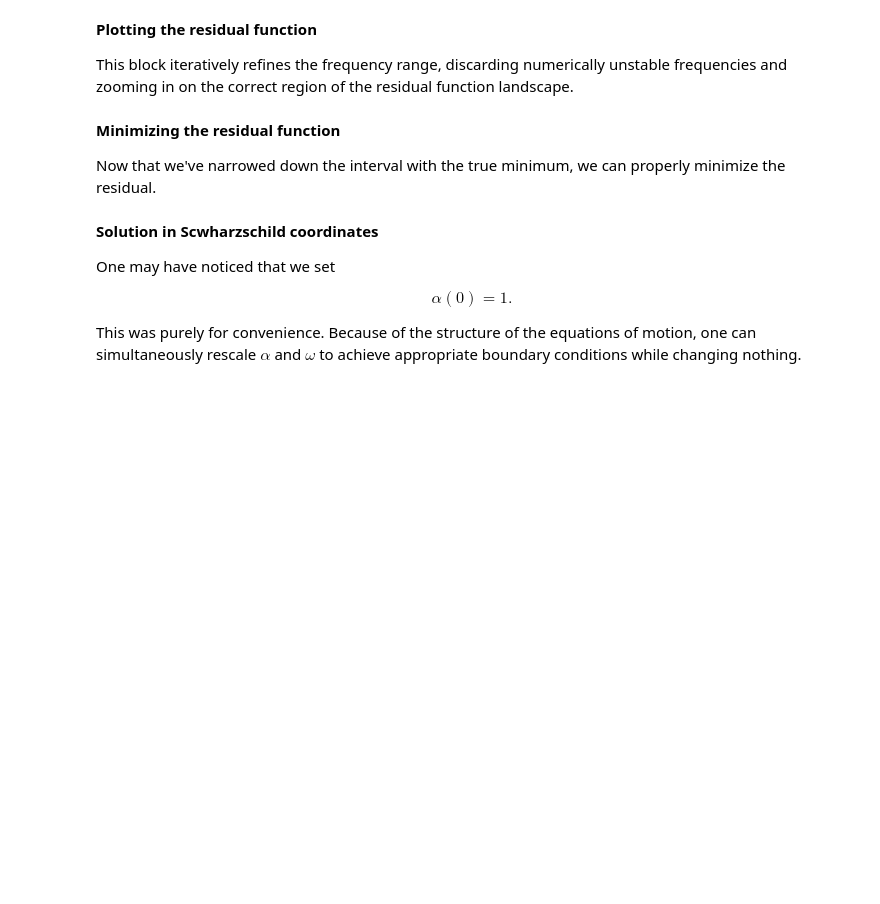
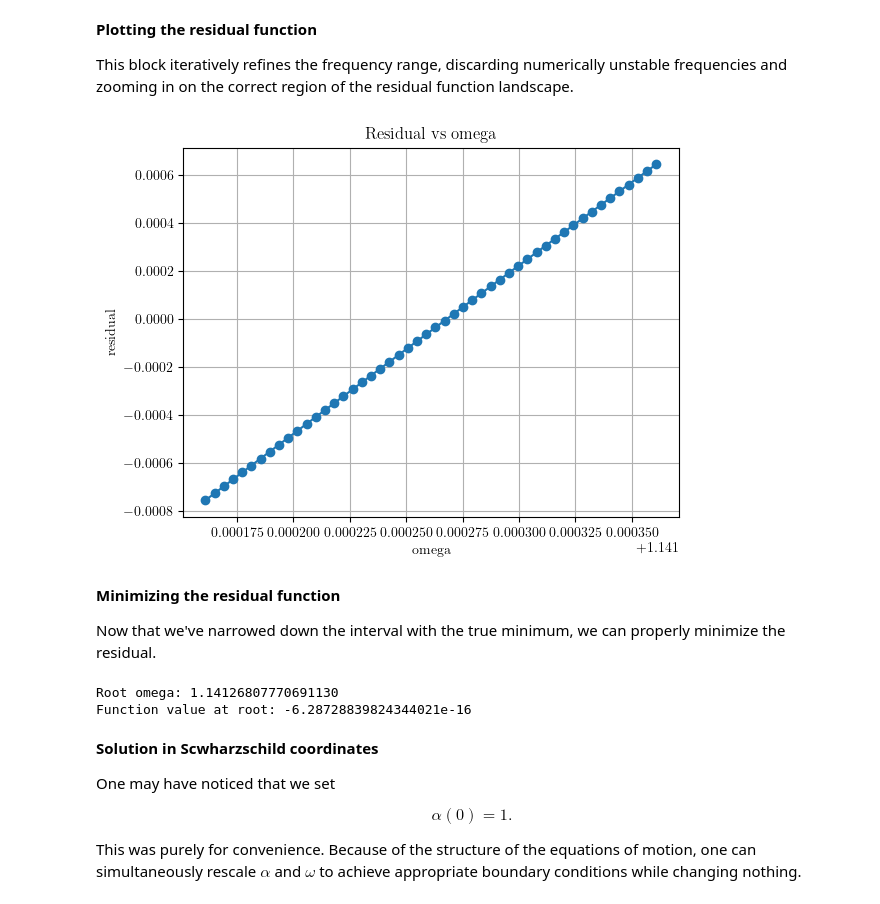
Before and after one commit to jakedoh/Boson-Stars, a Jupyter notebook: Stationary_Boson_Star.ipynb, the cells around one changed output. Saved outputs shown, nothing was run; the diff lists cells and outputs as text; code cells hidden in the pictures; blank space fills up the shorter version.

```diff
--- a/Stationary_Boson_Star.ipynb
+++ b/Stationary_Boson_Star.ipynb
@@ -299,7 +299,7 @@ and set $\mu=1$ which essentially makes our units dimensionless. One also has to
 # %%
 #parameter in potential and scalar field amplitude
 mu=1
-A0 = 0.015
+A0 = 0.05
 
 #integration parameters
 r_max = 20/mu
@@ -369,26 +369,28 @@ plt.show()
 
 This block iteratively refines the frequency range, discarding numerically unstable frequencies and zooming in on the correct region of the residual function landscape.
 # %%
-omegas = np.linspace(1*mu, 1.2*mu, 200)
+omegas = np.linspace(1*mu, 1.15*mu, 200)
 residuals = np.array([objective_iso_rk4(omega, A0, r_max, num_points, mu) for omega in omegas])
 #print(omegas)
 
 for i in range(2):
     mask = np.isfinite(residuals)  # keeps only non-NaN and finite values
 
     omegas_clean = omegas[mask]
     residuals_clean = residuals[mask]
     omega_min = omegas_clean[np.argmin(np.abs(residuals_clean))]
     omegas = np.linspace(omega_min - 0.001/10**i, omega_min + 0.001/10**i)
     residuals = np.array([objective_iso_rk4(omega, A0, r_max, num_points, mu) for omega in omegas])
 
 plt.plot(omegas, residuals, 'o-')
 #plt.axhline(0, color='k', linestyle='--')
 plt.xlabel('omega')
 plt.ylabel('residual')
 plt.title('Residual vs omega')
 plt.grid()
 plt.show()
+# %% [output]
+[figure, added]
 # %% [markdown]
 **Minimizing the residual function**
 
@@ -425,6 +427,9 @@ def bisection(f, A0, omega_min, omega_max, r_max, num_points, mu, tol=1e-15, max
 omega_root, fval = bisection(objective_iso_rk4, A0, omegas[0], omegas[-1], r_max, num_points, mu)
 print(f"Root omega: {omega_root:.17f}")
 print(f"Function value at root: {fval:.17e}")
+# %% [output]
+Root omega: 1.14126807770691130
+Function value at root: -6.28728839824344021e-16
 # %% [markdown]
 **Solution in Scwharzschild coordinates**
 
```
Also changed, not shown: parts of 6 cells of this notebook.
